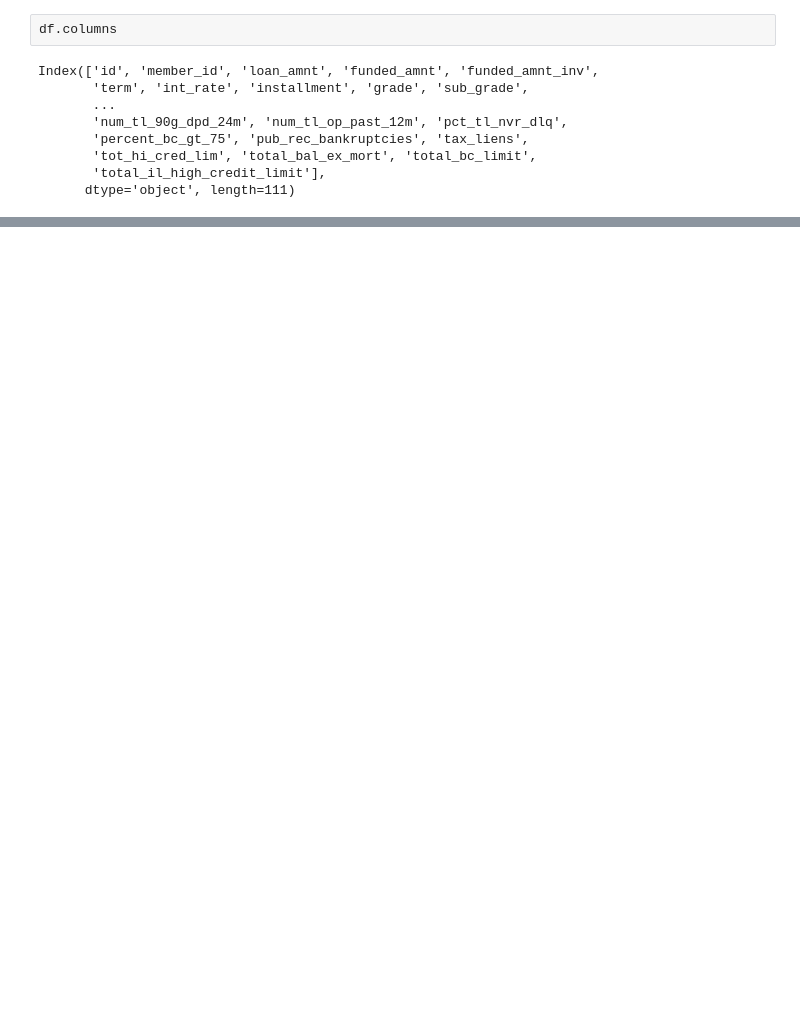
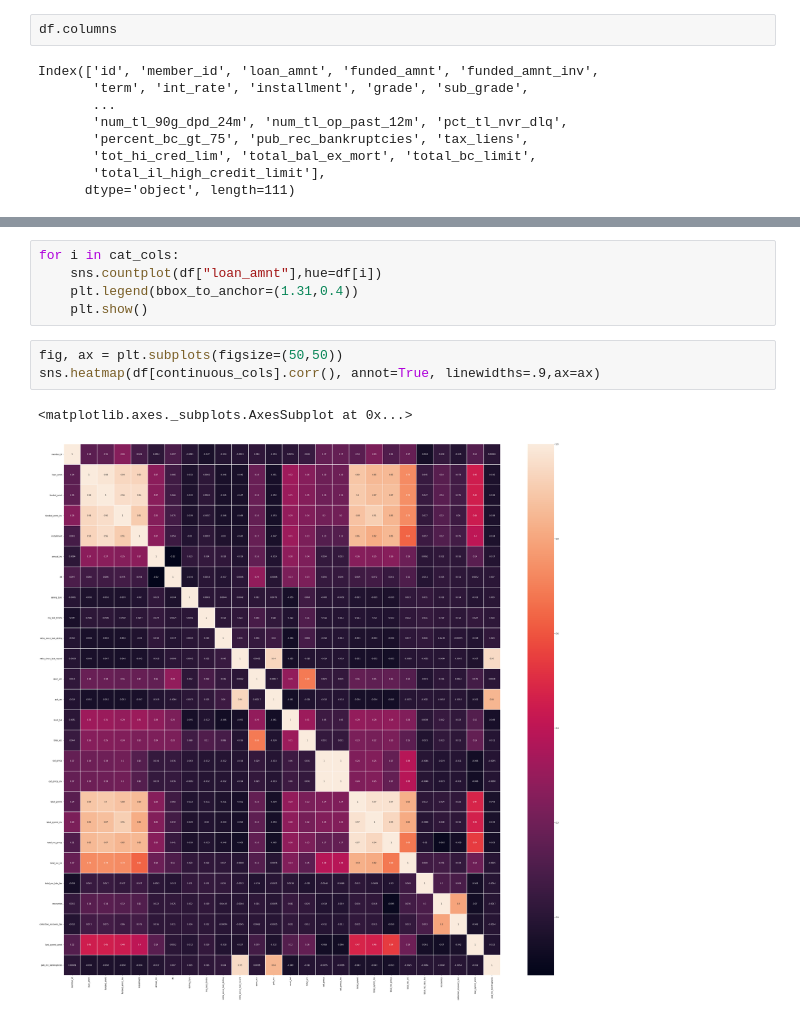
Before and after one commit to kavithachitriki/UPGRAD, a Jupyter notebook: LendingCludCaseStudy.ipynb, the cells around one changed output, grey strips where cells are left out. Saved outputs shown, nothing was run; the diff lists cells and outputs as text; blank space fills up the shorter version.

```diff
--- a/LendingCludCaseStudy.ipynb
+++ b/LendingCludCaseStudy.ipynb
@@ -80,0 +232,11 @@ KeyError: ignored
+# %%
+for i in cat_cols:
+    sns.countplot(df["loan_amnt"],hue=df[i])
+    plt.legend(bbox_to_anchor=(1.31,0.4))
+    plt.show()
+# %%
+fig, ax = plt.subplots(figsize=(50,50))
+sns.heatmap(df[continuous_cols].corr(), annot=True, linewidths=.9,ax=ax)
+# %% [output]
+<matplotlib.axes._subplots.AxesSubplot at 0x...>
+[figure, added]
```
Also changed, not shown: parts of 21 cells of this notebook.
